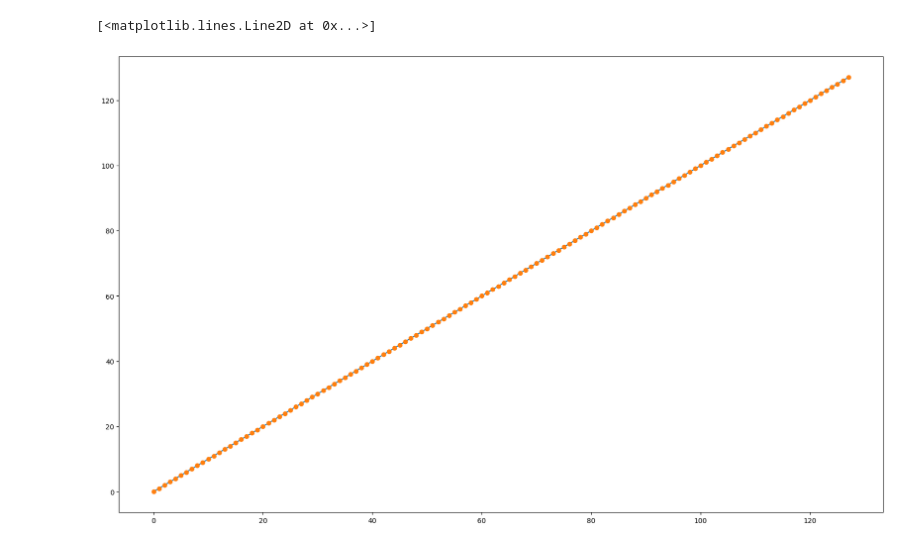
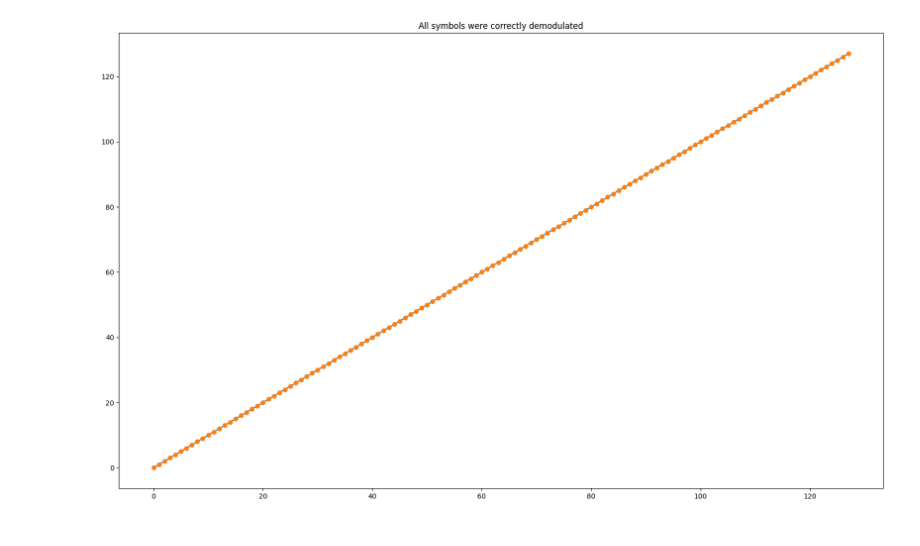
Before and after one commit to stefaema/LoRaSimulator, a Jupyter notebook: refining_1/v2.ipynb, the cells around one changed output. Cells and saved outputs as stored; diff of their text form; code cells hidden in the pictures.

```diff
--- a/refining_1/v2.ipynb
+++ b/refining_1/v2.ipynb
@@ -270,13 +276,13 @@ def generate_awgn(SNR, w):
     noisy_signal = [w[i] + N[i] for i in range(len(w))]
     return noisy_signal, N, variance
 # %%
-lora_modulator = LoraModulator(7, 125e3, 2)
-lora_demodulator = LoraDemodulator(7, 125e3, 2)
+lora_modulator = LoraModulator(7, 125e3, 1)
+lora_demodulator = LoraDemodulator(7, 125e3, 1)
 symbol = [10]
 timeline, frequency_evolution, signal = lora_modulator.modulate_symbols(symbol, also_compute_frequency_evolution = True, plot = True)
 fig = lora_modulator.generate_modulation_plots(symbol, timeline, frequency_evolution, signal)
 plt.show()
-signal = generate_awgn('10dB', signal)[0]
+signal = generate_awgn('1dB', signal)[0]
 demodulated_symbols, fft = lora_demodulator.demodulate_single_symbol(signal, True)
 fig = lora_demodulator.generate_demodulation_plots(signal, fft)
 # %% [output]
@@ -285,15 +291,16 @@ fig = lora_demodulator.generate_demodulation_plots(signal, fft)
 # %%
 def test_all(samples_per_chip):
     lora_modulator = LoraModulator(7, 125e3, samples_per_chip)
     lora_demodulator = LoraDemodulator(7, 125e3, samples_per_chip)
     symbols = [i for i in range(128)]
     timeline, frequency_evolution, signal = lora_modulator.modulate_symbols(symbols, also_compute_frequency_evolution = True, plot = False)
     demodulated_symbols = lora_demodulator.demodulate_multiple_symbols(signal)
     return symbols, demodulated_symbols
-symbols, demodulated_symbols = test_all(1)
+symbols, demodulated_symbols = test_all(35)
 plt.figure(figsize=(20, 12))
 plt.plot(symbols, label='Original symbols')
 plt.plot(demodulated_symbols, 'o',label='Demodulated symbols')
+if symbols == demodulated_symbols:
+    plt.title('All symbols were correctly demodulated')
 # %% [output]
-[<matplotlib.lines.Line2D at 0x...>]
-[figure, old version]
+[figure, new version]
```
Also changed, not shown: parts of 3 cells of this notebook, 3 other files.
